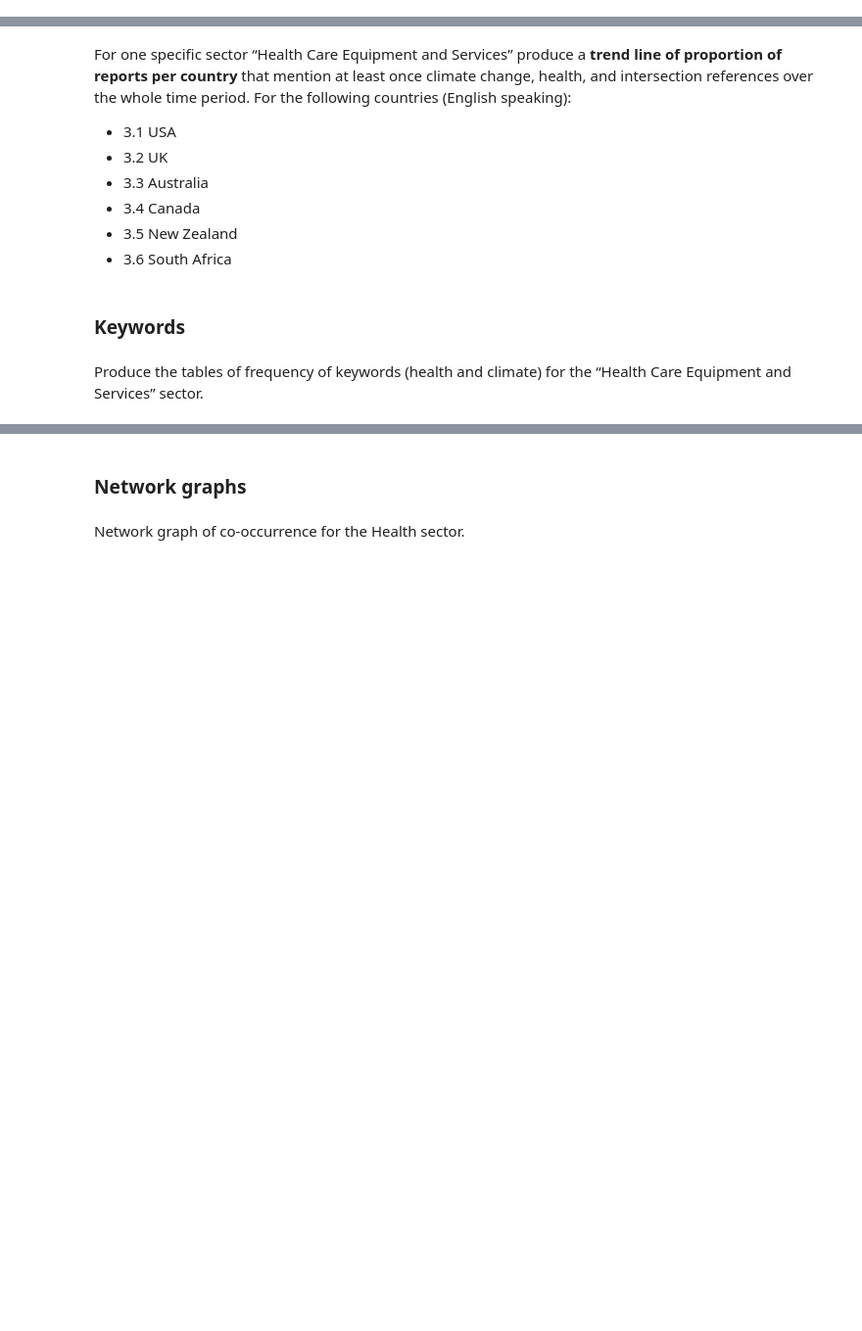
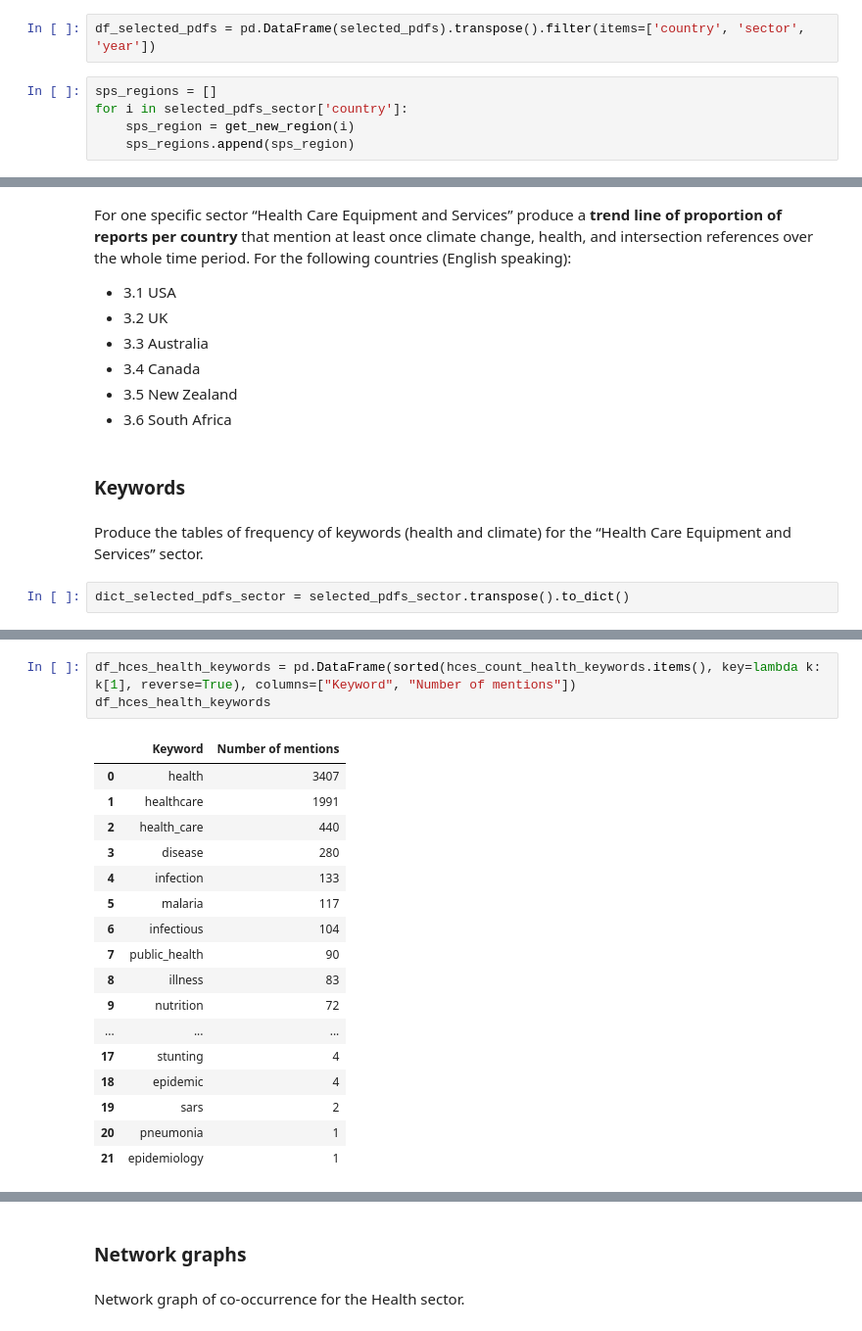
Before and after one commit to sjankin/lancet, a Jupyter notebook: notebooks/Global_Compact_Analysis-2018B.ipynb, the cells around one changed output, grey strips where cells are left out. Shown at 98% size. Drawn from its saved outputs; the diff is of its cells as text; blank space fills up the shorter version.

```diff
--- a/notebooks/Global_Compact_Analysis-2018B.ipynb
+++ b/notebooks/Global_Compact_Analysis-2018B.ipynb
@@ -687,0 +661,7 @@ ax
+# %%
+df_selected_pdfs = pd.DataFrame(selected_pdfs).transpose().filter(items=['country', 'sector', 'year'])
+# %%
+sps_regions = []
+for i in selected_pdfs_sector['country']:
+    sps_region = get_new_region(i)
+    sps_regions.append(sps_region)
@@ -697,3 +723,5 @@ For one specific sector “Health Care Equipment and Services” produce a **tre
 ### Keywords
 # %% [markdown]
 Produce the tables of frequency of keywords (health and climate) for the “Health Care Equipment and Services” sector.
+# %%
+dict_selected_pdfs_sector = selected_pdfs_sector.transpose().to_dict()
@@ -699,0 +790,21 @@ Produce the tables of frequency of keywords (health and climate) for the “Heal
+# %%
+df_hces_health_keywords = pd.DataFrame(sorted(hces_count_health_keywords.items(), key=lambda k: k[1], reverse=True), columns=["Keyword", "Number of mentions"])
+df_hces_health_keywords
+# %% [output]
+|  | Keyword | Number of mentions |
+| 0 | health | 3407 |
+| 1 | healthcare | 1991 |
+| 2 | health_care | 440 |
+| 3 | disease | 280 |
+| 4 | infection | 133 |
+| 5 | malaria | 117 |
+| 6 | infectious | 104 |
+| 7 | public_health | 90 |
+| 8 | illness | 83 |
+| 9 | nutrition | 72 |
+| ... | ... | ... |
+| 17 | stunting | 4 |
+| 18 | epidemic | 4 |
+| 19 | sars | 2 |
+| 20 | pneumonia | 1 |
+| 21 | epidemiology | 1 |
```
Also changed, not shown: parts of 16 cells of this notebook.
